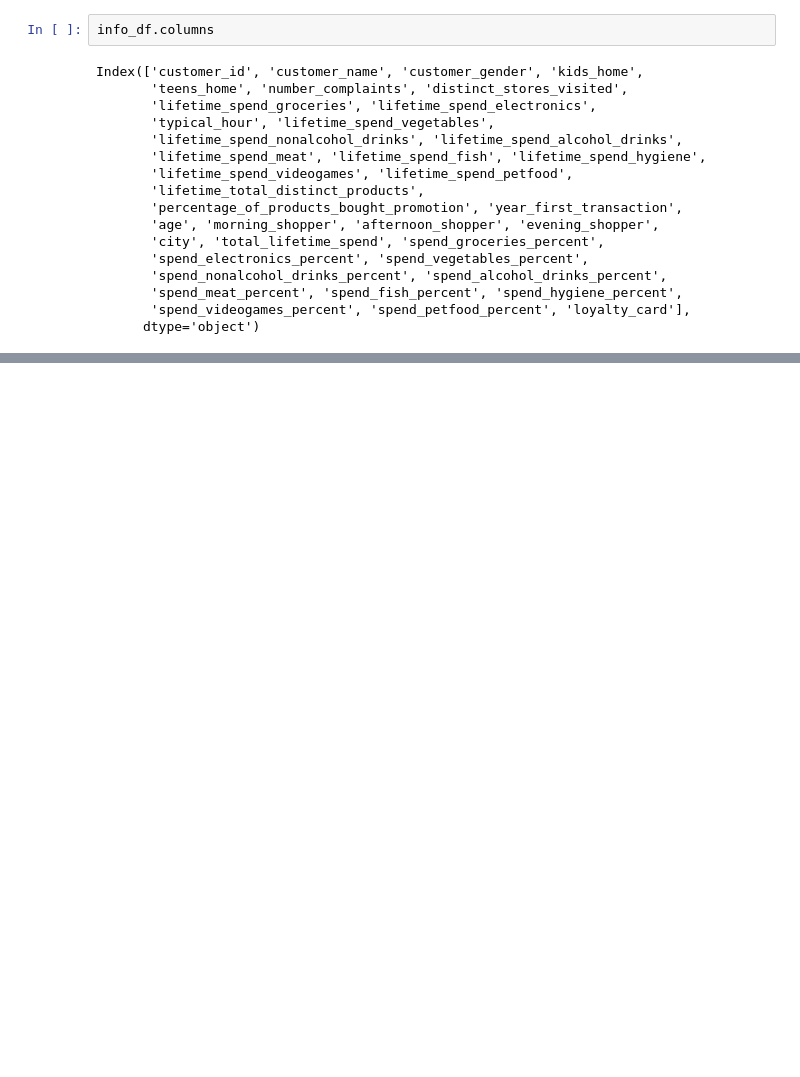
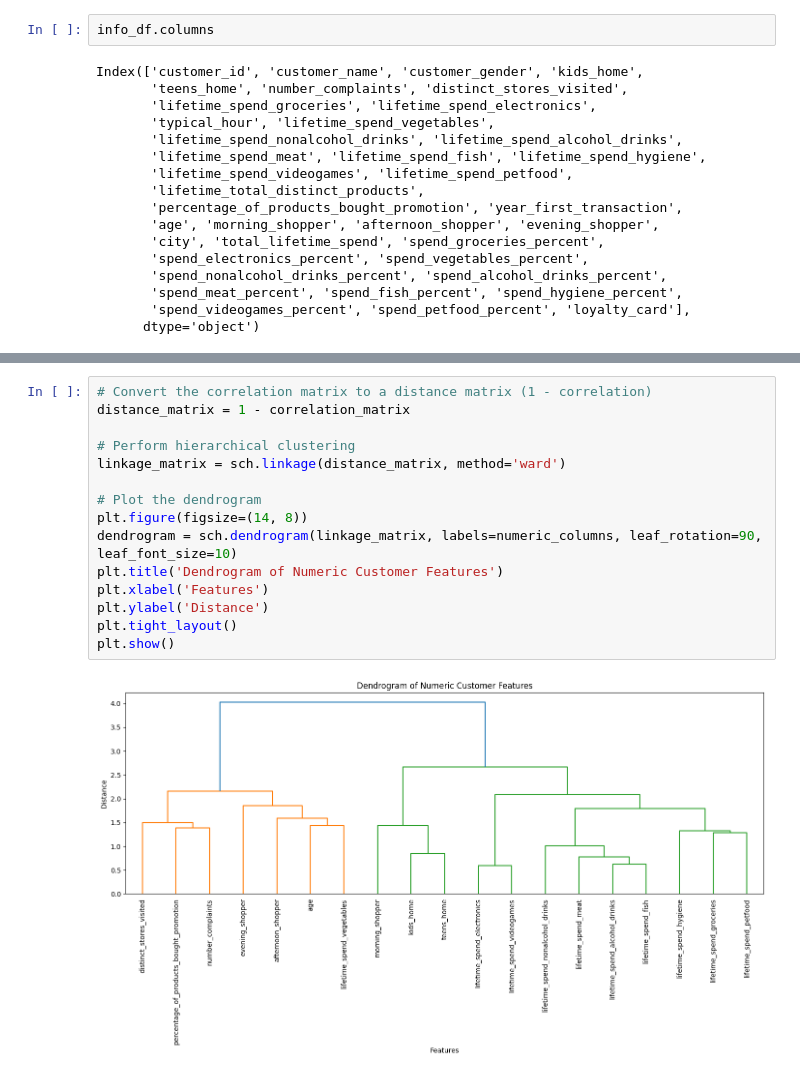
Before and after one commit to Yan-Sidoryk/Unsupervised-Customer-Segmentation, a Jupyter notebook: visualization.ipynb, the cells around one changed output, grey strips where cells are left out. Saved outputs shown, nothing was run; the diff lists cells and outputs as text; blank space fills up the shorter version.

```diff
--- a/visualization.ipynb
+++ b/visualization.ipynb
@@ -321,0 +347,17 @@ Index(['customer_id', 'customer_name', 'customer_gender', 'kids_home',
+# %%
+# Convert the correlation matrix to a distance matrix (1 - correlation)
+distance_matrix = 1 - correlation_matrix
+
+# Perform hierarchical clustering
+linkage_matrix = sch.linkage(distance_matrix, method='ward')
+
+# Plot the dendrogram
+plt.figure(figsize=(14, 8))
+dendrogram = sch.dendrogram(linkage_matrix, labels=numeric_columns, leaf_rotation=90, leaf_font_size=10)
+plt.title('Dendrogram of Numeric Customer Features')
+plt.xlabel('Features')
+plt.ylabel('Distance')
+plt.tight_layout()
+plt.show()
+# %% [output]
+[figure, added]
```
Also changed, not shown: parts of 2 cells of this notebook.
